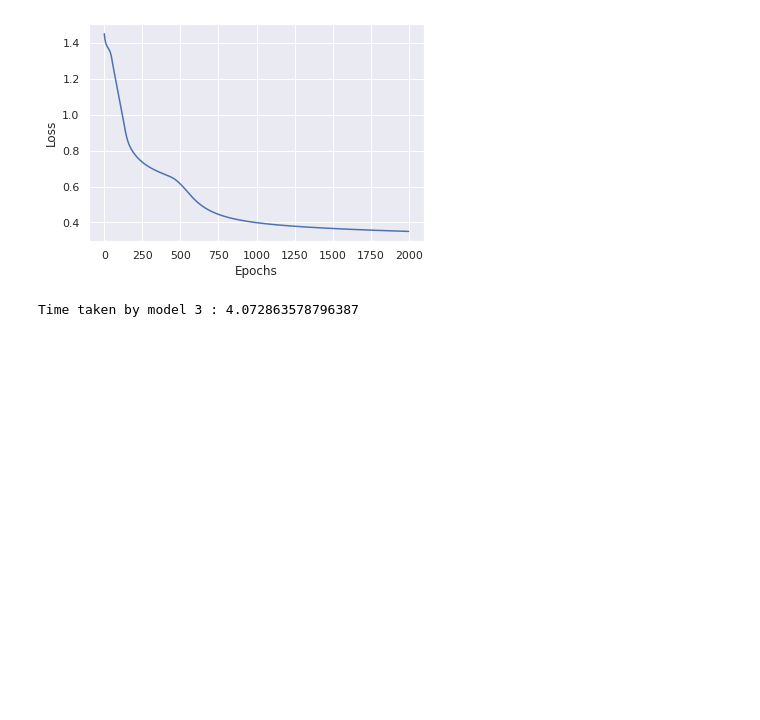
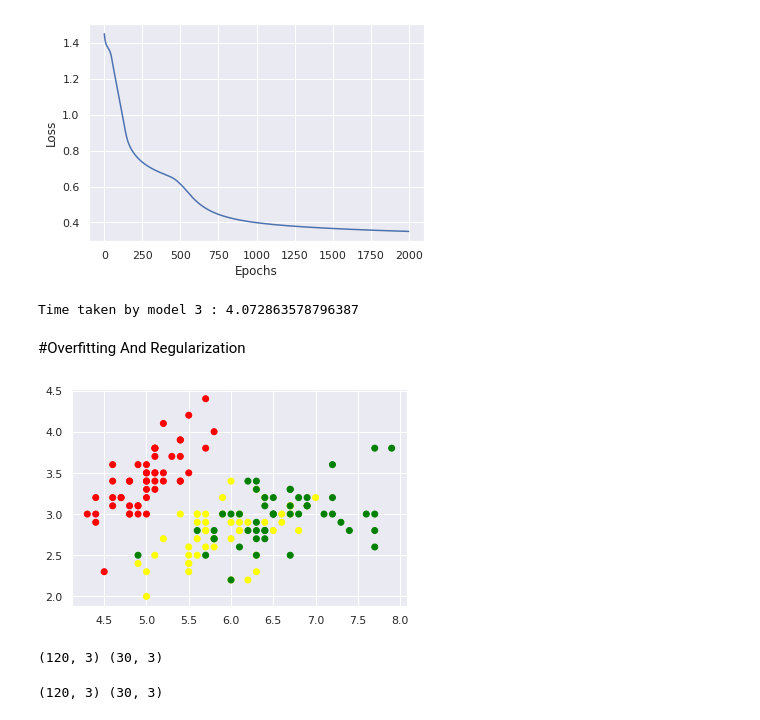
Before and after one commit to arnavahuja/Feed-Forward-Neural-Networks-Basic-, a Jupyter notebook: Basic_Implementation_Of_FeedForward_Neural_Network.ipynb, the cells around one changed output. Drawn from its saved outputs; the diff is of its cells as text; code cells hidden in the pictures; blank space fills up the shorter version.

Commit message:
Numpy implementation, comparison and overfitting and regularization

```diff
--- a/Basic_Implementation_Of_FeedForward_Neural_Network.ipynb
+++ b/Basic_Implementation_Of_FeedForward_Neural_Network.ipynb
@@ -721,3 +721,26 @@ Time taken by model 1 : 121.18122029304504
 Time taken by model 2 : 65.9004807472229
 [figure]
 Time taken by model 3 : 4.072863578796387
+# %% [markdown]
+#Overfitting And Regularization
+# %%
+iris = load_iris()
+data = iris.data[:,:3]
+labels = iris.target
+# %%
+plt.scatter(data[:,0],data[:,1],c=labels,cmap=my_cmap)
+plt.show()
+# %% [output]
+[figure, added]
+# %%
+X_train,X_val,Y_train,Y_val = train_test_split(data,labels,stratify=labels,random_state=0,test_size=0.2)
+print(X_train.shape,X_val.shape)
+# %% [output]
+(120, 3) (30, 3)
+# %%
+enc = OneHotEncoder()
+Y_OH_train = enc.fit_transform(np.expand_dims(Y_train,1)).toarray()
+Y_OH_val = enc.fit_transform(np.expand_dims(Y_val,1)).toarray()
+print(Y_OH_train.shape,Y_OH_val.shape)
+# %% [output]
+(120, 3) (30, 3)
```
Also changed, not shown: parts of 1 cell of this notebook.
